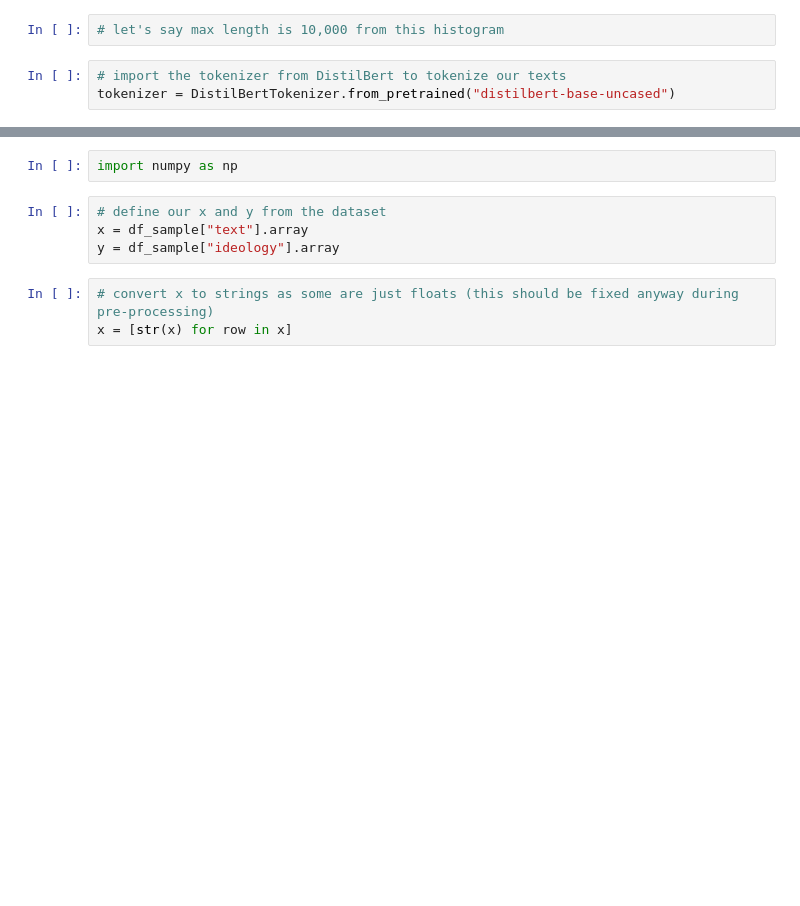
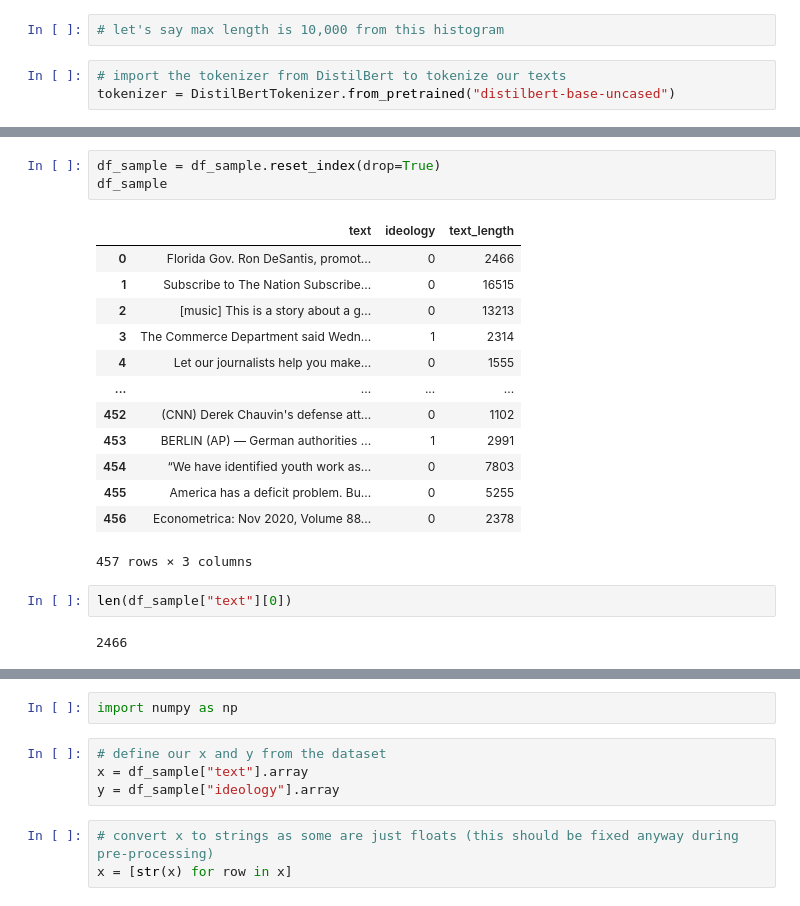
Before and after one commit to zulu-tango/news_and_echo_bubbles, a Jupyter notebook: notebooks/Connor_EDA_notebook.ipynb, the cells around one changed output, grey strips where cells are left out. Drawn from its saved outputs; the diff is of its cells as text; blank space fills up the shorter version.

```diff
--- a/notebooks/Connor_EDA_notebook.ipynb
+++ b/notebooks/Connor_EDA_notebook.ipynb
@@ -117,3 +140,24 @@ tokenizer = DistilBertTokenizer.from_pretrained("distilbert-base-uncased")
+# %%
+df_sample = df_sample.reset_index(drop=True)
+df_sample
+# %% [output]
+|  | text | ideology | text_length |
+| 0 | Florida Gov. Ron DeSantis, promot... | 0 | 2466 |
+| 1 | Subscribe to The Nation Subscribe... | 0 | 16515 |
+| 2 | [music] This is a story about a g... | 0 | 13213 |
+| 3 | The Commerce Department said Wedn... | 1 | 2314 |
+| 4 | Let our journalists help you make... | 0 | 1555 |
+| ... | ... | ... | ... |
+| 452 | (CNN) Derek Chauvin's defense att... | 0 | 1102 |
+| 453 | BERLIN (AP) — German authorities ... | 1 | 2991 |
+| 454 | “We have identified youth work as... | 0 | 7803 |
+| 455 | America has a deficit problem. Bu... | 0 | 5255 |
+| 456 | Econometrica: Nov 2020, Volume 88... | 0 | 2378 |
+457 rows × 3 columns
+# %%
+len(df_sample["text"][0])
+# %% [output]
+2466
 # %%
 # example embedding with max length of 10,000
 example_embedding = tokenizer(df_sample["text"][0], max_length = 10_000, truncation = True, padding = True)
```
Also changed, not shown: parts of 30 cells of this notebook.
